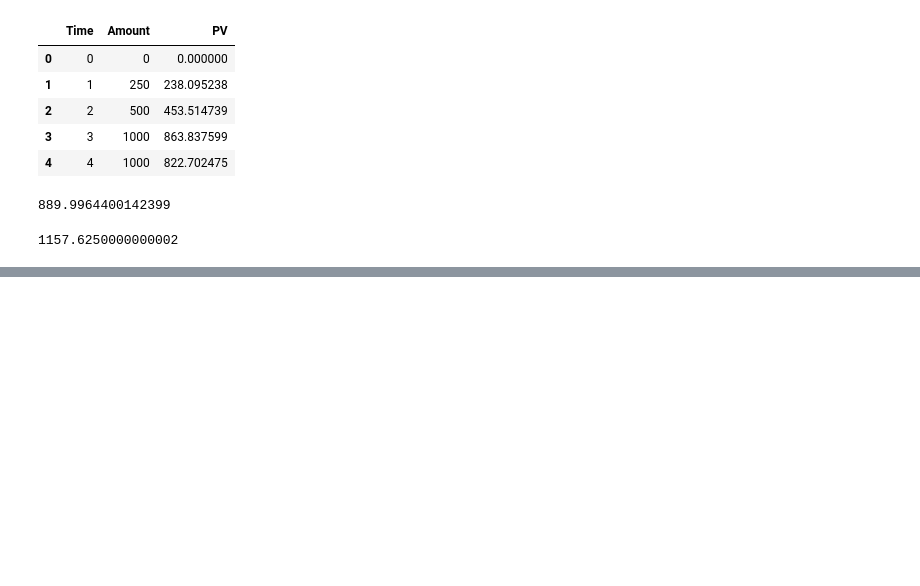
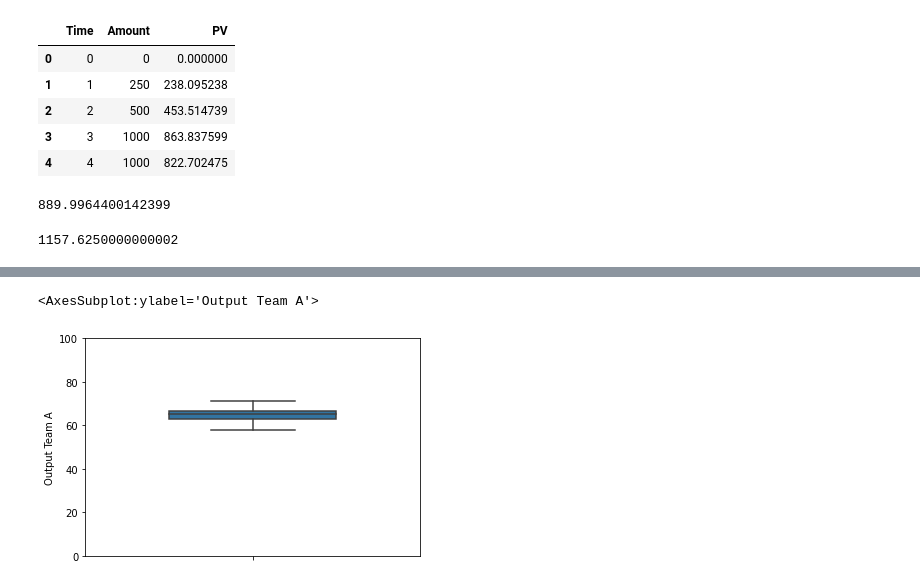
Before and after one commit to pedrohrosabraun/6-sigma, a Jupyter notebook: Calculating metrics.ipynb, the cells around one changed output, grey strips where cells are left out. Cells and saved outputs as stored; diff of their text form; code cells hidden in the pictures; blank space fills up the shorter version.

Commit message:
BOXPLOTS plotting and Confidence intervals

```diff
--- a/Calculating metrics.ipynb
+++ b/Calculating metrics.ipynb
@@ -285,0 +288,2 @@ dfpv.head()
+# %%
+dfboxplot = pd.read_excel('BOXPLOTS+-+Copy.xlsx')
@@ -285,0 +311,7 @@ dfpv.head()
+# %%
+fig = plt.figure(figsize =(6, 4))
+plt.ylim(0, 100)
+sns.boxplot(data=dfboxplot, y='Output Team A',width=.5)
+# %% [output]
+<AxesSubplot:ylabel='Output Team A'>
+[figure, added]
```
Also changed, not shown: parts of 6 cells of this notebook, 2 other files.
